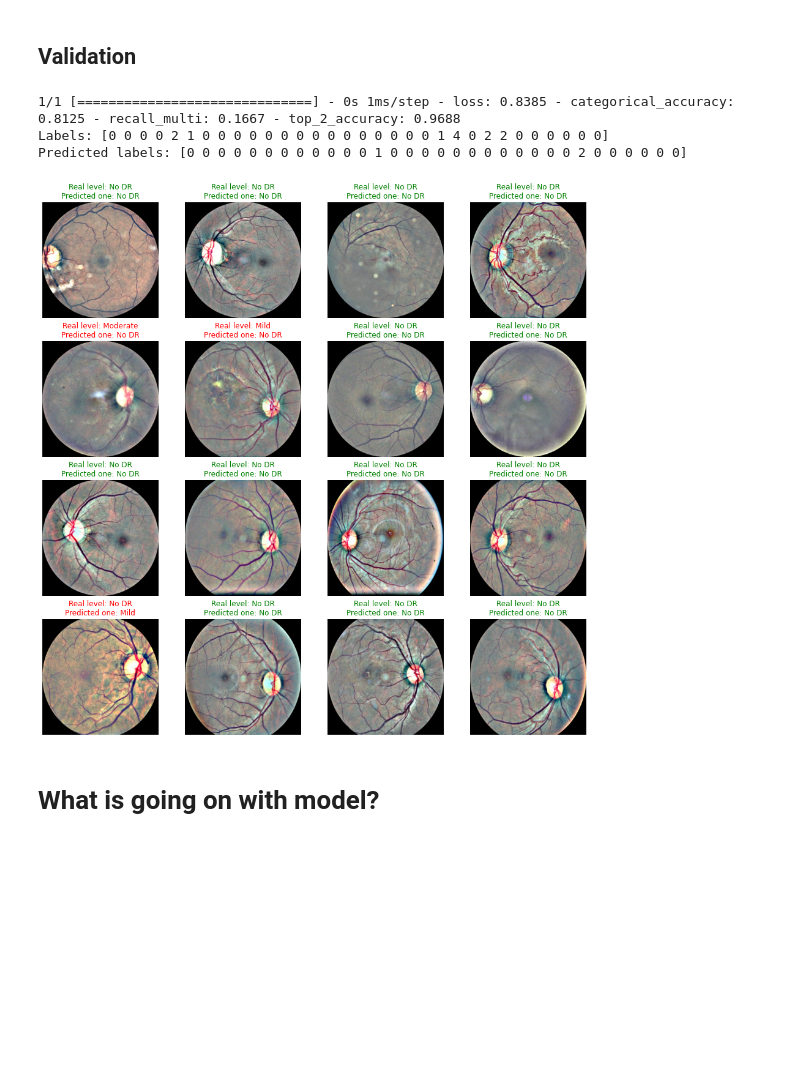
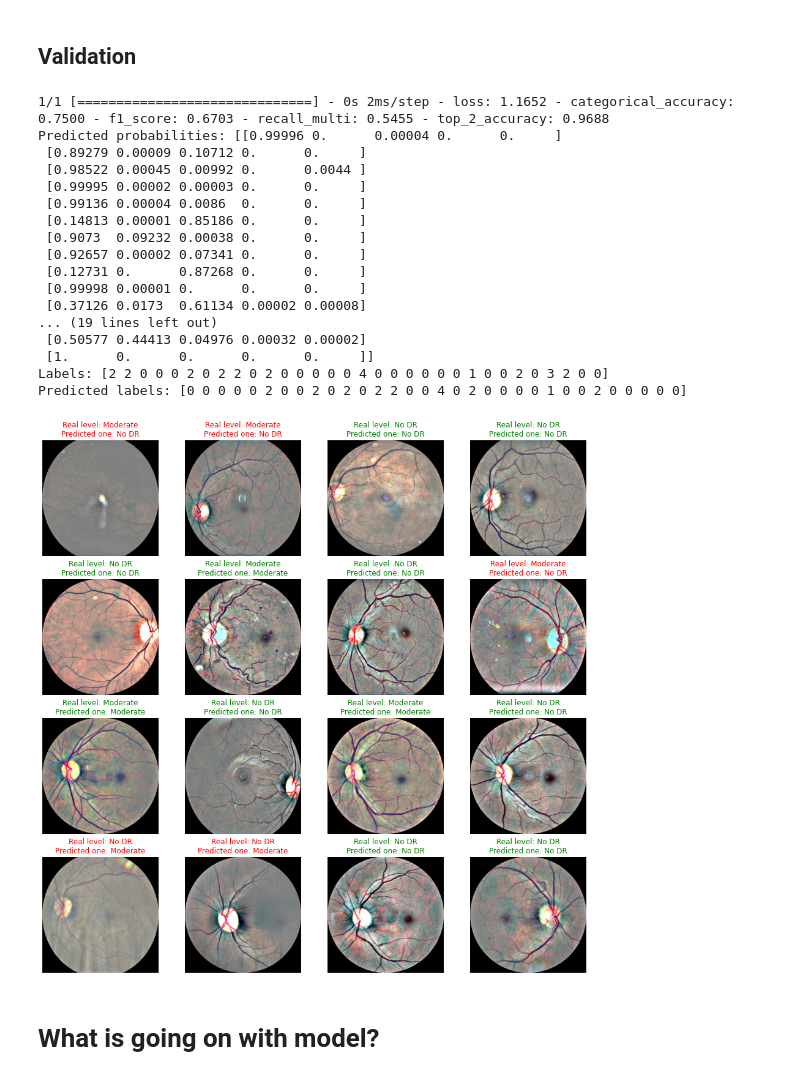
Before and after one commit to tokarchyn/diabetic-retinopathy-thesis, a Jupyter notebook: diabetic_retinopathy_ml.ipynb, the cells around one changed output. Cells and saved outputs as stored; diff of their text form; code cells hidden in the pictures; blank space fills up the shorter version.

```diff
--- a/diabetic_retinopathy_ml.ipynb
+++ b/diabetic_retinopathy_ml.ipynb
@@ -165,8 +163,8 @@ def prepare_data():
 
   weights = calc_weights(df)
   train_df, val_df = train_val_split(df)
-  # train_df = balancing(train_df)
-  train_df = balancing(train_df, {0:0.1, 1:0.7, 2:0.4, 3:2, 4:2})
+  train_df = balancing(train_df)
+  # train_df = balancing(train_df, {0:0.1, 1:0.7, 2:0.4, 3:2, 4:2})
   # train_df = shrink_dataset_equally(train_df)
   train_df = shuffle(train_df)
   weights = calc_weights(train_df)
@@ -264,9 +261,10 @@ def augment(dataset, aug_probability=1):
   augmentations = [flip, rotate, zoom]
 
   def augment_map(img, level, aug_fun):
-    choice = tf.random.uniform(shape=[], minval=0., maxval=1., dtype=tf.float32)
-    return (tf.cond(choice < aug_probability, lambda: img, lambda: aug_fun(img)),
-            level)
+    # choice = tf.random.uniform(shape=[], minval=0., maxval=1., dtype=tf.float32)
+    return (tf.cond(tf.math.argmax(level, axis=0) > 0, lambda: img, lambda: aug_fun(img)), level)
+    # return (tf.cond(choice < aug_probability, lambda: img, lambda: aug_fun(img)),
+    #         level)
 
   # Add the augmentations to the dataset
   for f in augmentations:
@@ -497,7 +495,7 @@ class MyCohenKappa(tf.keras.metrics.Metric):
                          v.dtype.as_numpy_dtype))
 
 def get_metrics():
-  return ['categorical_accuracy', Recall(), top_2_accuracy]
+  return ['categorical_accuracy', tfa.metrics.F1Score(5), Recall(), top_2_accuracy]
 
 def cohen_kappa_loss(y_true, y_pred, row_label_vec, col_label_vec, weight_mat,  eps=1e-6, dtype=tf.float32):
     labels = tf.matmul(y_true, col_label_vec)
@@ -785,7 +783,7 @@ except:
   print('There is no model defined')
 # model = get_model()
 # model = get_vgg_model()
-# model = get_alex_model()
-model = get_inception_v3(train_ds, train_count, weights)
+model = get_alex_model()
+# model = get_inception_v3(train_ds, train_count, None)
 model.summary()
 # %% [output]
@@ -842,18 +842,33 @@ loaded_model = tf.keras.models.load_model(
 # %%
 model_to_val = model
 
-image_batch, label_batch = next(iter(val_ds))
+# image_batch, label_batch = next(iter(val_ds))
 model_to_val.evaluate(image_batch, label_batch, BATCH_SIZE)
-predicted_labels = model_to_val.predict(image_batch)
-predicted_labels = np.argmax(predicted_labels,axis=1)
+predicted_probabilities = model_to_val.predict(image_batch)
+print('Predicted probabilities:', predicted_probabilities)
+predicted_labels = np.argmax(predicted_probabilities,axis=1)
 print('Labels:', np.argmax(label_batch,axis=1))
 print('Predicted labels:', predicted_labels)
 show_batch(image_batch.numpy(), label_batch.numpy(),predicted_labels)
 # %% [output]
-1/1 [==============================] - 0s 1ms/step - loss: 0.8385 - categorical_accuracy: 0.8125 - recall_multi: 0.1667 - top_2_accuracy: 0.9688
-Labels: [0 0 0 0 2 1 0 0 0 0 0 0 0 0 0 0 0 0 0 0 0 1 4 0 2 2 0 0 0 0 0 0]
-Predicted labels: [0 0 0 0 0 0 0 0 0 0 0 0 1 0 0 0 0 0 0 0 0 0 0 0 0 2 0 0 0 0 0 0]
+1/1 [==============================] - 0s 2ms/step - loss: 1.1652 - categorical_accuracy: 0.7500 - f1_score: 0.6703 - recall_multi: 0.5455 - top_2_accuracy: 0.9688
+Predicted probabilities: [[0.99996 0.      0.00004 0.      0.     ]
+ [0.89279 0.00009 0.10712 0.      0.     ]
+ [0.98522 0.00045 0.00992 0.      0.0044 ]
+ [0.99995 0.00002 0.00003 0.      0.     ]
+ [0.99136 0.00004 0.0086  0.      0.     ]
+ [0.14813 0.00001 0.85186 0.      0.     ]
+ [0.9073  0.09232 0.00038 0.      0.     ]
+ [0.92657 0.00002 0.07341 0.      0.     ]
+ [0.12731 0.      0.87268 0.      0.     ]
+ [0.99998 0.00001 0.      0.      0.     ]
+ [0.37126 0.0173  0.61134 0.00002 0.00008]
+... (19 lines left out)
+ [0.50577 0.44413 0.04976 0.00032 0.00002]
+ [1.      0.      0.      0.      0.     ]]
+Labels: [2 2 0 0 0 2 0 2 2 0 2 0 0 0 0 0 4 0 0 0 0 0 0 1 0 0 2 0 3 2 0 0]
+Predicted labels: [0 0 0 0 0 2 0 0 2 0 2 0 2 2 0 0 4 0 2 0 0 0 0 1 0 0 2 0 0 0 0 0]
-[figure, old version]
+[figure, new version]
 # %% [markdown]
 # What is going on with model?
 # %%
```
Also changed, not shown: parts of 6 cells of this notebook.
